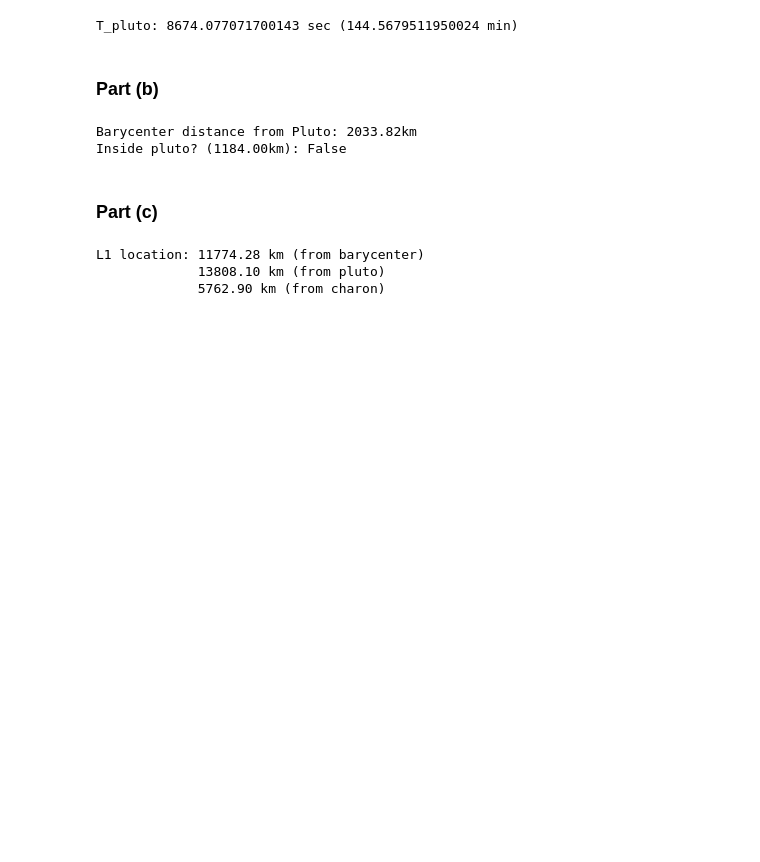
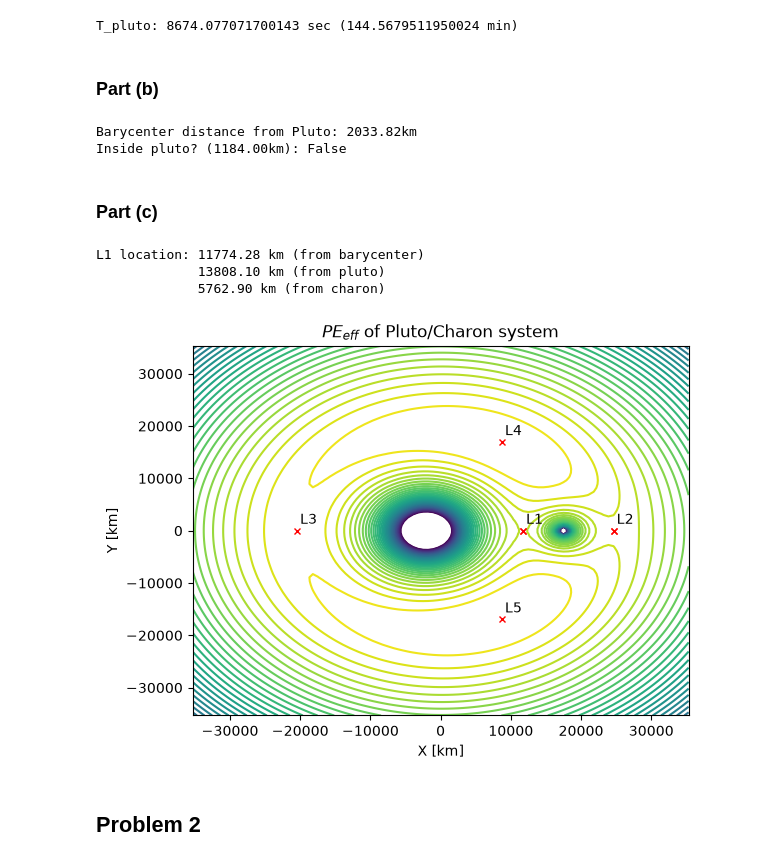
Before and after one commit to Cesium-Lab/stanford, a Jupyter notebook: aa279b/hw1.ipynb, the cells around one changed output. Drawn from its saved outputs; the diff is of its cells as text; code cells hidden in the pictures; blank space fills up the shorter version.

Commit message:
PS 1 Problem 1

```diff
--- a/aa279b/hw1.ipynb
+++ b/aa279b/hw1.ipynb
@@ -79,3 +78,59 @@ print(f"             {(r_barycenter_charon - r_L1):.2f} km (from charon)")
 L1 location: 11774.28 km (from barycenter)
              13808.10 km (from pluto)
              5762.90 km (from charon)
+# %%
+# Completeness
+
+r_L2 = root_scalar(
+    lambda x: a_pluto(x) + a_charon(x) - a_cent(x),
+    bracket=[r_bc_charon - 0.001, r_bc_charon*2]).root
+
+r_L3 = root_scalar(
+    lambda x: -a_pluto(x) - a_charon(x) - a_cent(x),
+    bracket=[-r_bc_charon * 2, -r_bc_pluto + 0.001]).root
+
+x_L4_L5 = (r_PLUTO_CHARON - r_bc_pluto) / 2
+y_L4_L5 = r_PLUTO_CHARON * np.sqrt(3) / 2
+# %%
+def pe_eff(x, y):
+    r_to_pluto = np.sqrt( (x + r_bc_pluto)**2 + y**2)
+    r_to_charon = np.sqrt( (x - r_bc_charon)**2 + y**2)
+
+    return -MU_PLUTO/r_to_pluto -MU_CHARON/r_to_charon - w_s**2 / 2 * (x**2 + y**2)
+# %%
+scale = 3
+x = np.linspace(-r_L1*scale, r_L1*scale, 100)
+y = np.linspace(-r_L1*scale, r_L1*scale, 100)
+
+X, Y = np.meshgrid(x, y)
+Z = pe_eff(X, Y)
+
+levels = np.linspace(2*pe_eff(r_bc_charon*0.9,0), np.max(Z), 40)
+
+plt.contour(X, Y, Z, levels)
+plt.plot(r_L1, 0, "rx", markersize=5)
+plt.plot(r_L2, 0, "rx", markersize=5)
+
+
+xs = [r_L1, r_L2, r_L3]
+labels = ["L1", "L2", "L3"]
+for l_point, label in zip(xs, labels):
+    plt.plot(l_point, 0, "rx", markersize=5)
+    plt.annotate(label, xy=(l_point,0),
+                 textcoords="offset points", xytext=(2,5))
+
+plt.plot(x_L4_L5, y_L4_L5, "rx", markersize=5)
+plt.plot(x_L4_L5, -y_L4_L5, "rx", markersize=5)
+plt.annotate("L4", xy=(x_L4_L5, y_L4_L5),
+                 textcoords="offset points", xytext=(2,5))
+plt.annotate("L5", xy=(x_L4_L5, -y_L4_L5),
+                 textcoords="offset points", xytext=(2,5))
+
+plt.title(r"$PE_{eff}$ of Pluto/Charon system")
+plt.xlabel("X [km]")
+plt.ylabel("Y [km]")
+plt.show()
+# %% [output]
+[figure, added]
+# %% [markdown]
+## Problem 2
```
Also changed, not shown: parts of 6 cells of this notebook.
